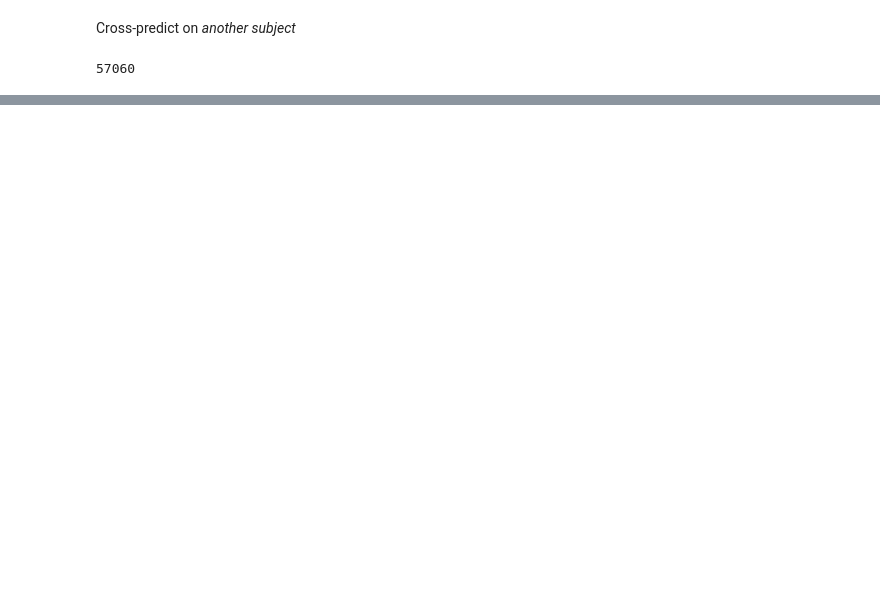
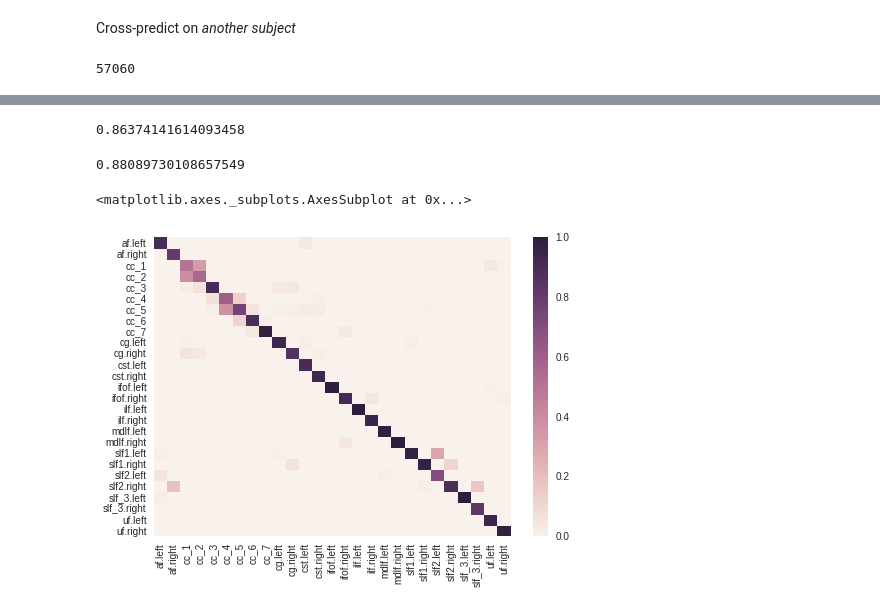
Before and after one commit to uw-biomedical-ml/bundlenet, a Jupyter notebook: dipy-subjects.ipynb, the cells around one changed output, grey strips where cells are left out. Cells and saved outputs as stored; diff of their text form; code cells hidden in the pictures; blank space fills up the shorter version.

```diff
--- a/dipy-subjects.ipynb
+++ b/dipy-subjects.ipynb
@@ -219,2 +219,6 @@ p = model.predict(projected[np.newaxis], batch_size=4)
+# %%
+p_idx = np.argmax(p, axis=-1)
+# %%
+p_bundles = [bundle_names[ii] for ii in p_idx]
 # %%
 from sklearn.metrics import cohen_kappa_score
@@ -220,0 +227,25 @@ from sklearn.metrics import cohen_kappa_score
+# %%
+kappa
+# %% [output]
+0.86374141614093458
+# %%
+np.mean(p_bundles == actual_labels)
+# %% [output]
+0.88089730108657549
+# %%
+confusion = np.zeros((len(bundle_names), len(bundle_names)))
+arr_bundle_names = np.array(bundle_names)
+for xx in range(len(p_bundles)):
+    idx1 = np.where(arr_bundle_names == p_bundles[xx])
+    idx2 = np.where(arr_bundle_names == actual_labels[xx])
+    n = np.sum(actual_labels == actual_labels[xx])
+    confusion[idx1, idx2] += 1 / n
+# %%
+sort_idx = np.argsort(arr_bundle_names)
+# %%
+sns.heatmap(confusion[sort_idx][:, sort_idx],
+            xticklabels=arr_bundle_names[sort_idx],
+            yticklabels=arr_bundle_names[sort_idx])
+# %% [output]
+<matplotlib.axes._subplots.AxesSubplot at 0x...>
+[figure, added]
```
Also changed, not shown: parts of 20 cells of this notebook.
